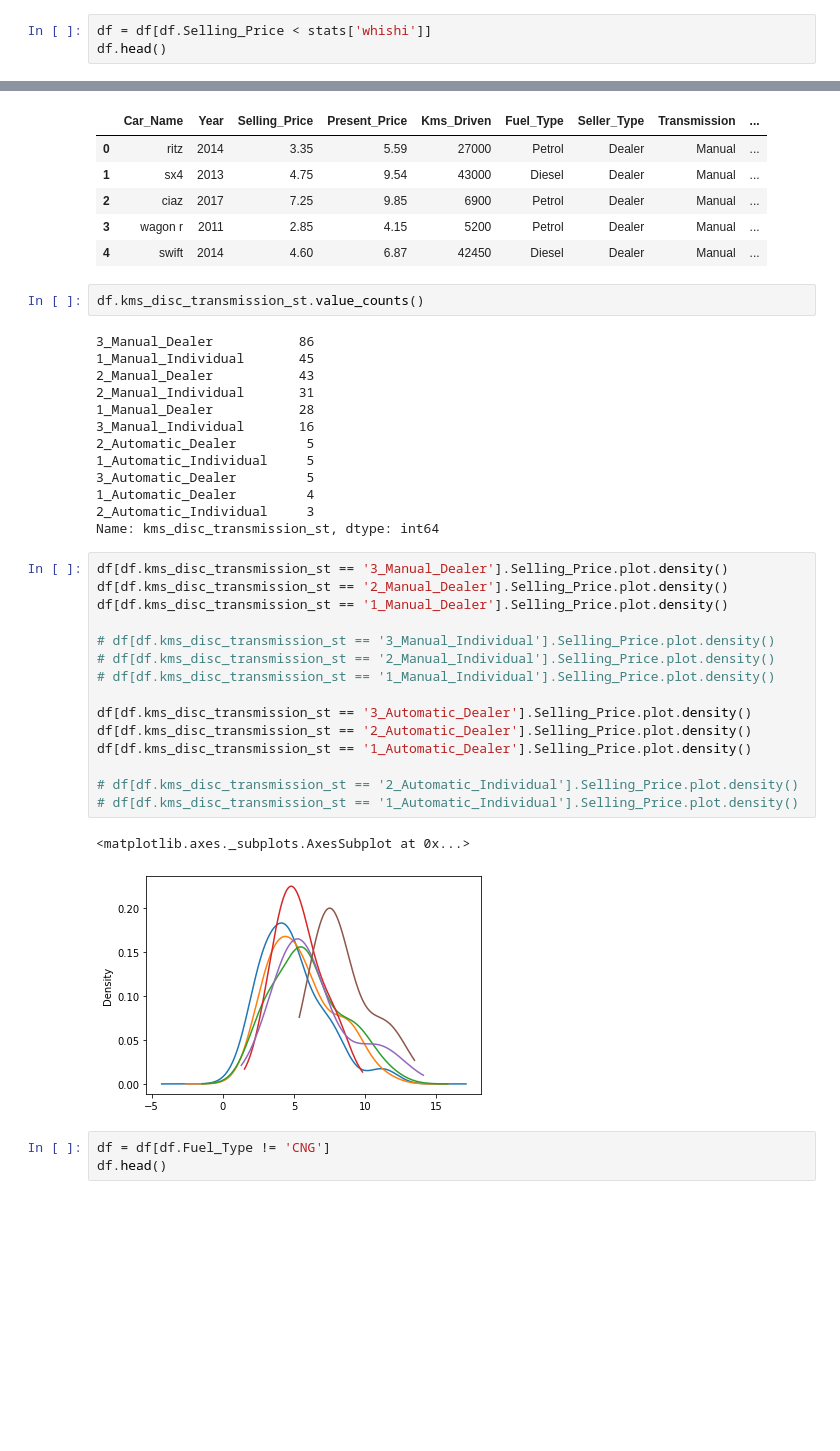
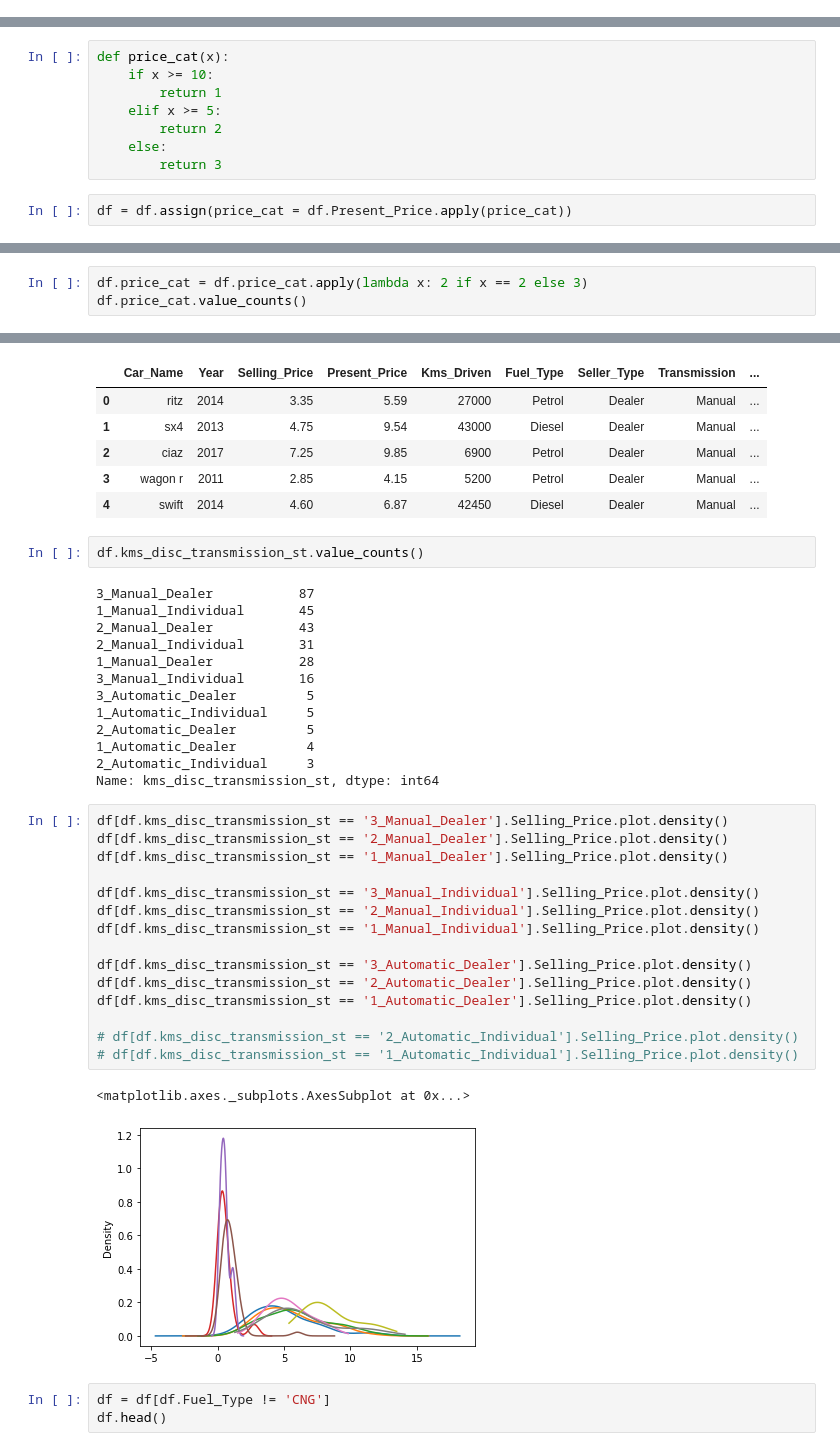
Before and after one commit to gLeitao/pos-data-science, a Jupyter notebook: aprendizado_supervisionado/Trabalhos/exercicio_1/exercicio_carros.ipynb, the cells around one changed output, grey strips where cells are left out. Saved outputs shown, nothing was run; the diff lists cells and outputs as text; blank space fills up the shorter version.

```diff
--- a/aprendizado_supervisionado/Trabalhos/exercicio_1/exercicio_carros.ipynb
+++ b/aprendizado_supervisionado/Trabalhos/exercicio_1/exercicio_carros.ipynb
@@ -71,3 +50,0 @@ stats
-# %%
-df = df[df.Selling_Price < stats['whishi']]
-df.head()
@@ -221,3 +287,13 @@ df.describe()
+# %%
+def price_cat(x):
+    if x >= 10:
+        return 1
+    elif x >= 5:
+        return 2
+    else:
+        return 3
+# %%
+df = df.assign(price_cat = df.Present_Price.apply(price_cat))
 # %%
 df.Year.value_counts().plot.bar()
 # %% [output]
@@ -383,0 +467,3 @@ df.head()
+# %%
+df.price_cat = df.price_cat.apply(lambda x: 2 if x == 2 else 3)
+df.price_cat.value_counts()
@@ -555,36 +669,36 @@ df.head()
 # %%
 df.kms_disc_transmission_st.value_counts()
 # %% [output]
-3_Manual_Dealer           86
+3_Manual_Dealer           87
 1_Manual_Individual       45
 2_Manual_Dealer           43
 2_Manual_Individual       31
 1_Manual_Dealer           28
 3_Manual_Individual       16
+3_Automatic_Dealer         5
+1_Automatic_Individual     5
 2_Automatic_Dealer         5
-1_Automatic_Individual     5
-3_Automatic_Dealer         5
 1_Automatic_Dealer         4
 2_Automatic_Individual     3
 Name: kms_disc_transmission_st, dtype: int64
 # %%
 df[df.kms_disc_transmission_st == '3_Manual_Dealer'].Selling_Price.plot.density()
 df[df.kms_disc_transmission_st == '2_Manual_Dealer'].Selling_Price.plot.density()
 df[df.kms_disc_transmission_st == '1_Manual_Dealer'].Selling_Price.plot.density()
 
-# df[df.kms_disc_transmission_st == '3_Manual_Individual'].Selling_Price.plot.density()
-# df[df.kms_disc_transmission_st == '2_Manual_Individual'].Selling_Price.plot.density()
-# df[df.kms_disc_transmission_st == '1_Manual_Individual'].Selling_Price.plot.density()
+df[df.kms_disc_transmission_st == '3_Manual_Individual'].Selling_Price.plot.density()
+df[df.kms_disc_transmission_st == '2_Manual_Individual'].Selling_Price.plot.density()
+df[df.kms_disc_transmission_st == '1_Manual_Individual'].Selling_Price.plot.density()
 
 df[df.kms_disc_transmission_st == '3_Automatic_Dealer'].Selling_Price.plot.density()
 df[df.kms_disc_transmission_st == '2_Automatic_Dealer'].Selling_Price.plot.density()
 df[df.kms_disc_transmission_st == '1_Automatic_Dealer'].Selling_Price.plot.density()
 
 # df[df.kms_disc_transmission_st == '2_Automatic_Individual'].Selling_Price.plot.density()
 # df[df.kms_disc_transmission_st == '1_Automatic_Individual'].Selling_Price.plot.density()
 # %% [output]
 <matplotlib.axes._subplots.AxesSubplot at 0x...>
-[figure, old version]
+[figure, new version]
 # %%
 df = df[df.Fuel_Type != 'CNG']
 df.head()
```
Also changed, not shown: parts of 55 cells of this notebook, 1 other file.
